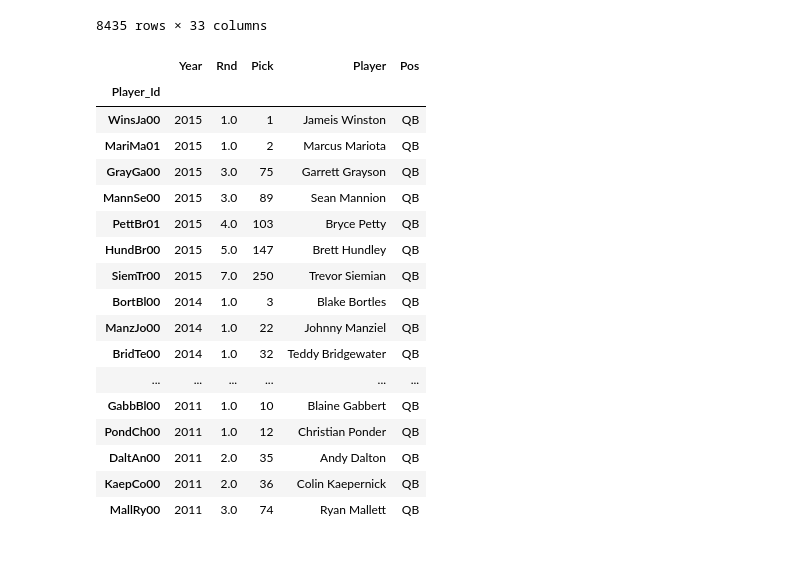
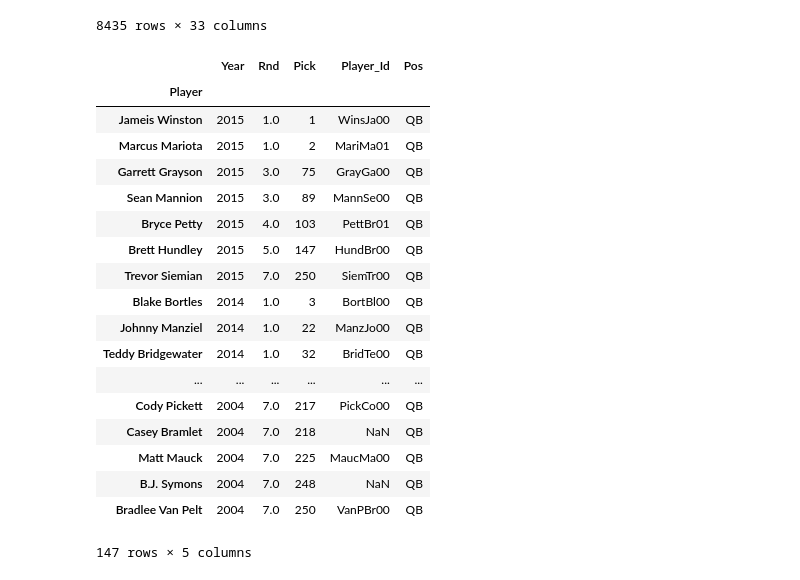
Before and after one commit to Ryanj535/NFL-ETL, a Jupyter notebook: NFL_ETL_KH.ipynb, the cells around one changed output. Cells and saved outputs as stored; diff of their text form; code cells hidden in the pictures.

```diff
--- a/NFL_ETL_KH.ipynb
+++ b/NFL_ETL_KH.ipynb
@@ -26,26 +27,27 @@ draft_df
 # %%
 draft_df_qb = draft_df.loc[draft_df['Pos']=='QB']
 draft_df_qb = pd.DataFrame(draft_df_qb)
-draft_df_qb.set_index('Player_Id', inplace = True)
-draft_df_qb= draft_df_qb[['Year','Rnd','Pick','Player','Pos']]
+draft_df_qb.set_index('Player', inplace = True)
+draft_df_qb= draft_df_qb[['Year','Rnd','Pick','Player_Id','Pos']]
 draft_df_qb = draft_df_qb.loc[draft_df_qb['Year']>=2004]
-draft_df_qb.head(50)
+draft_df_qb
 # %% [output]
-|  | Year | Rnd | Pick | Player | Pos |
-| Player_Id |  |  |  |  |  |
-| WinsJa00 | 2015 | 1.0 | 1 | Jameis Winston | QB |
-| MariMa01 | 2015 | 1.0 | 2 | Marcus Mariota | QB |
-| GrayGa00 | 2015 | 3.0 | 75 | Garrett Grayson | QB |
-| MannSe00 | 2015 | 3.0 | 89 | Sean Mannion | QB |
-| PettBr01 | 2015 | 4.0 | 103 | Bryce Petty | QB |
-| HundBr00 | 2015 | 5.0 | 147 | Brett Hundley | QB |
-| SiemTr00 | 2015 | 7.0 | 250 | Trevor Siemian | QB |
-| BortBl00 | 2014 | 1.0 | 3 | Blake Bortles | QB |
-| ManzJo00 | 2014 | 1.0 | 22 | Johnny Manziel | QB |
-| BridTe00 | 2014 | 1.0 | 32 | Teddy Bridgewater | QB |
+|  | Year | Rnd | Pick | Player_Id | Pos |
+| Player |  |  |  |  |  |
+| Jameis Winston | 2015 | 1.0 | 1 | WinsJa00 | QB |
+| Marcus Mariota | 2015 | 1.0 | 2 | MariMa01 | QB |
+| Garrett Grayson | 2015 | 3.0 | 75 | GrayGa00 | QB |
+| Sean Mannion | 2015 | 3.0 | 89 | MannSe00 | QB |
+| Bryce Petty | 2015 | 4.0 | 103 | PettBr01 | QB |
+| Brett Hundley | 2015 | 5.0 | 147 | HundBr00 | QB |
+| Trevor Siemian | 2015 | 7.0 | 250 | SiemTr00 | QB |
+| Blake Bortles | 2014 | 1.0 | 3 | BortBl00 | QB |
+| Johnny Manziel | 2014 | 1.0 | 22 | ManzJo00 | QB |
+| Teddy Bridgewater | 2014 | 1.0 | 32 | BridTe00 | QB |
 | ... | ... | ... | ... | ... | ... |
-| GabbBl00 | 2011 | 1.0 | 10 | Blaine Gabbert | QB |
-| PondCh00 | 2011 | 1.0 | 12 | Christian Ponder | QB |
-| DaltAn00 | 2011 | 2.0 | 35 | Andy Dalton | QB |
-| KaepCo00 | 2011 | 2.0 | 36 | Colin Kaepernick | QB |
-| MallRy00 | 2011 | 3.0 | 74 | Ryan Mallett | QB |
+| Cody Pickett | 2004 | 7.0 | 217 | PickCo00 | QB |
+| Casey Bramlet | 2004 | 7.0 | 218 | NaN | QB |
+| Matt Mauck | 2004 | 7.0 | 225 | MaucMa00 | QB |
+| B.J. Symons | 2004 | 7.0 | 248 | NaN | QB |
+| Bradlee Van Pelt | 2004 | 7.0 | 250 | VanPBr00 | QB |
+147 rows × 5 columns
```
Also changed, not shown: parts of 6 cells of this notebook.
